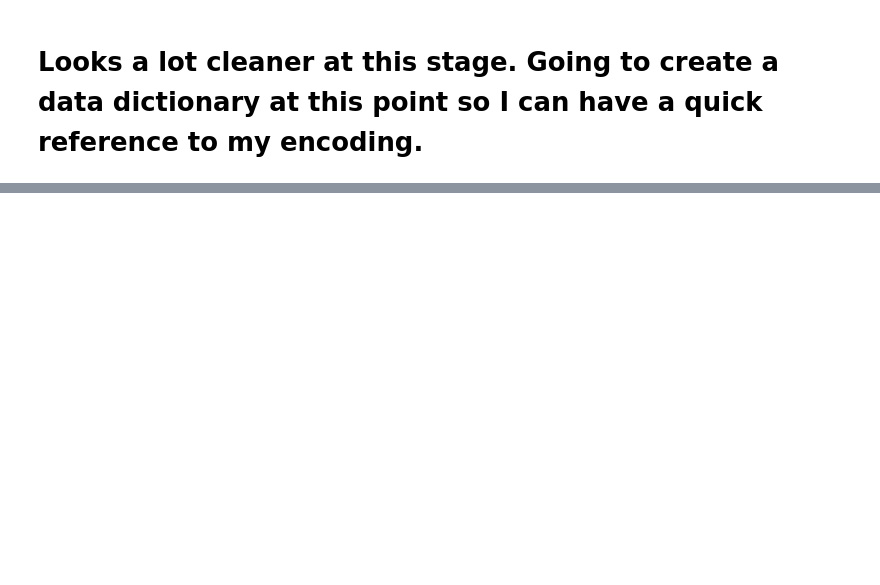
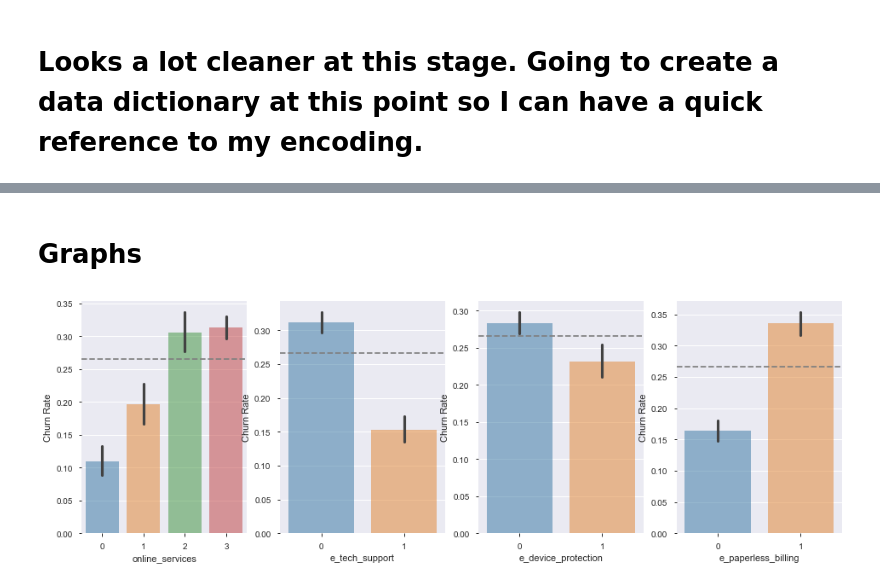
Before and after one commit to Padraic-Doran/classification_project, a Jupyter notebook: telco_class_project.ipynb, the cells around one changed output, grey strips where cells are left out. Saved outputs shown, nothing was run; the diff lists cells and outputs as text; code cells hidden in the pictures; blank space fills up the shorter version.

```diff
--- a/telco_class_project.ipynb
+++ b/telco_class_project.ipynb
@@ -331,0 +329,2 @@ encoded_df.head()
+# %%
+train, test = train_test_split(encoded_df, test_size=.3, random_state=123, stratify=encoded_df.e_churn)
@@ -331,0 +339,15 @@ encoded_df.head()
+# %% [markdown]
+# Graphs
+# %%
+features = ['online_services', 'e_tech_support','e_device_protection', 'e_paperless_billing']
+
+_, ax = plt.subplots(nrows=1, ncols=4, figsize=(16,5))
+
+churn_rate = encoded_df.e_churn.mean()
+
+for i, feature in enumerate(features):
+    sns.barplot(feature, 'e_churn', data=train, ax=ax[i], alpha=.5)
+    ax[i].set_ylabel('Churn Rate')
+    ax[i].axhline(churn_rate, ls='--', color='grey')
+# %% [output]
+[figure, added]
```
Also changed, not shown: parts of 39 cells of this notebook.
